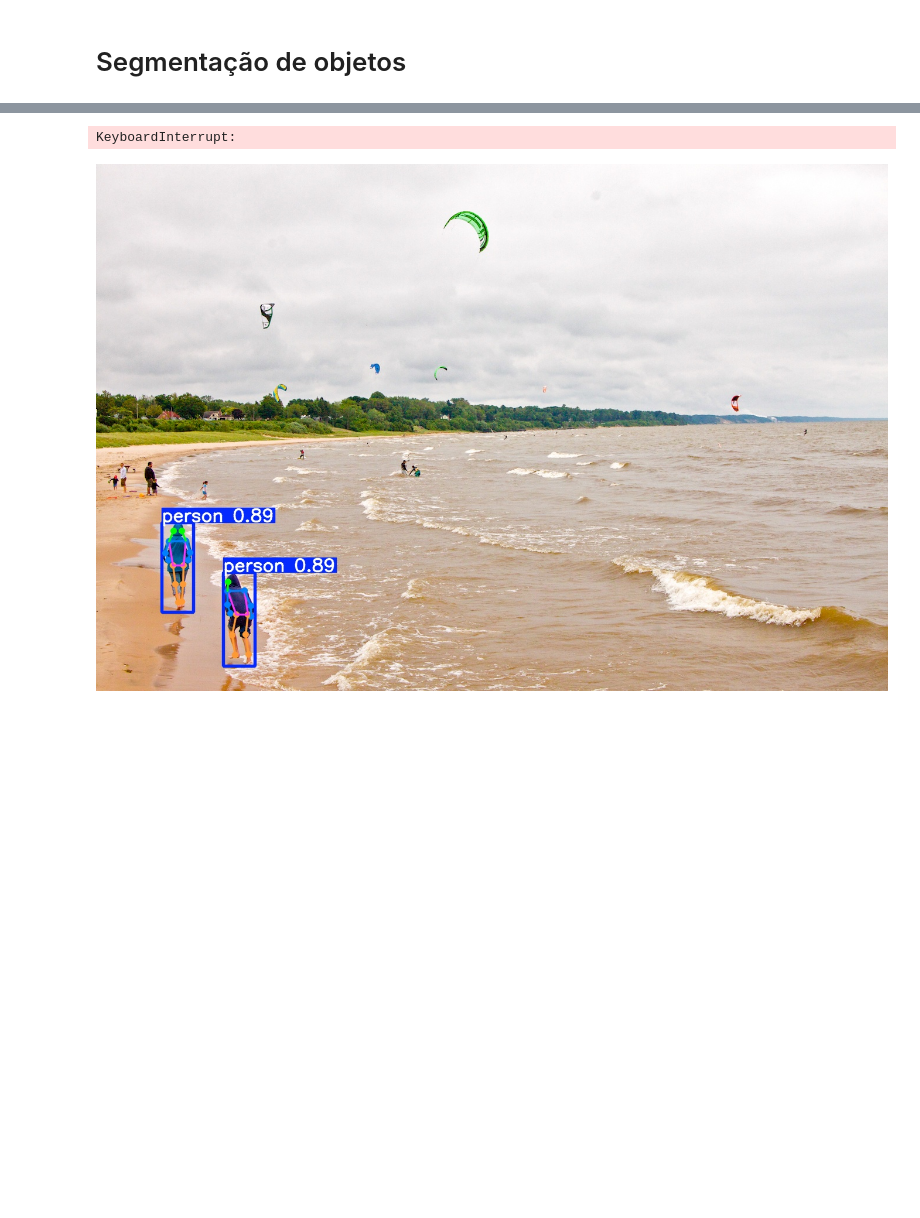
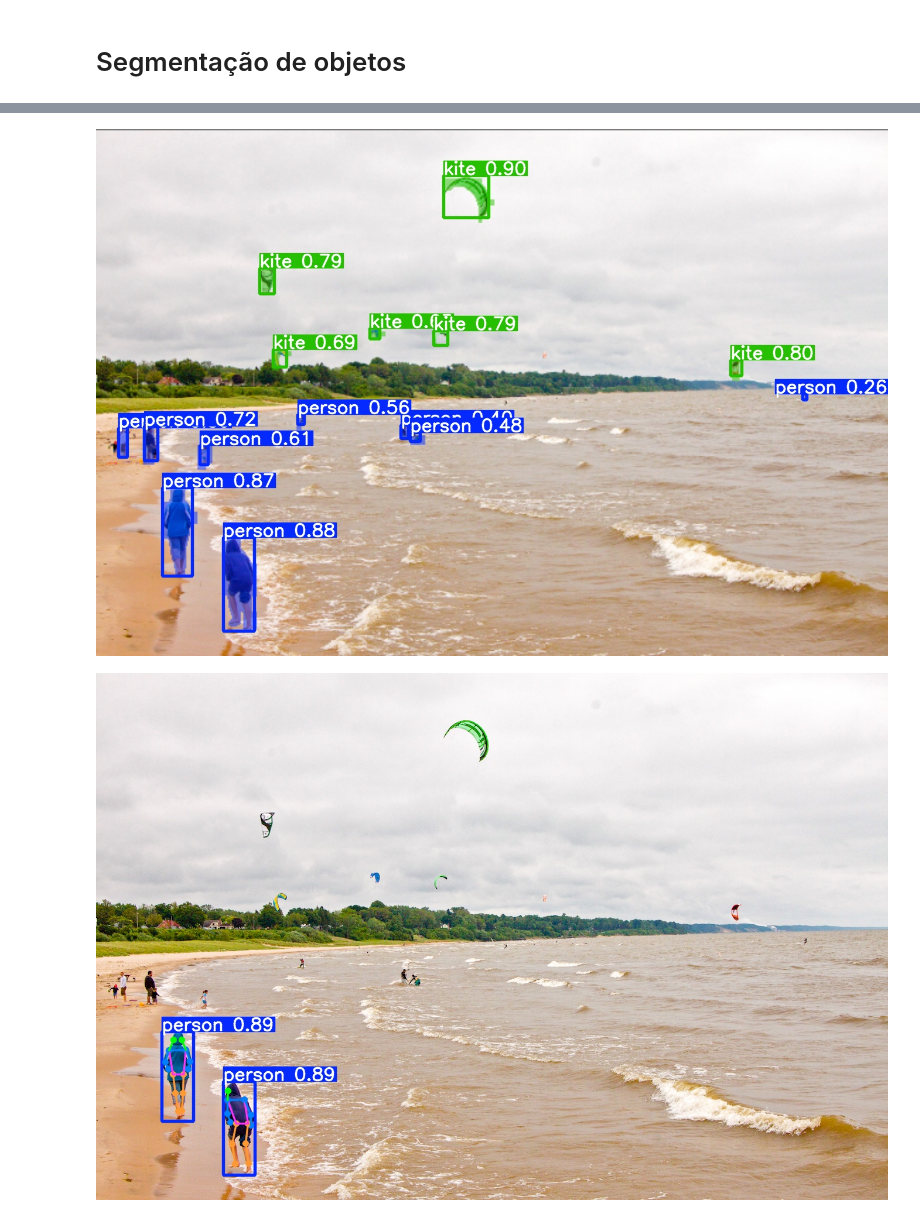
Before and after one commit to LadislauLopes/Apresentacao_de_Ia, a Jupyter notebook: main.ipynb, the cells around one changed output, grey strips where cells are left out. Cells and saved outputs as stored; diff of their text form; code cells hidden in the pictures; blank space fills up the shorter version.

```diff
--- a/main.ipynb
+++ b/main.ipynb
@@ -122,12 +120,12 @@ from ultralytics import YOLO
 
 Model = YOLO("yolov8x.pt")
 
-results = Model('kite.jpg')
+results = Model(r'assets\kite.jpg')
 for result in results:
   boxes = result.boxes
-  result.save(filename='kite_det.jpg')
+  result.save(filename=r'assets\kite_det.jpg')
   clear_output()
-Image(filename='kite_det.jpg',width=900)
+Image(filename=r'assets\kite_det.jpg',width=900)
 # %% [output]
 [figure]
 # %% [markdown]
@@ -230,10 +228,10 @@ Image(filename='kite_det.jpg',width=900)
 
 Model = YOLO("yolov8x-seg.pt")
 
-results = Model('kite.jpg')
+results = Model(r'assets\kite.jpg')
 for result in results:
   boxes = result.boxes
-  result.save(filename='kite_seg.jpg')
+  result.save(filename=r'assets\kite_seg.jpg')
   clear_output()
-Image(filename='kite_seg.jpg',width=900)
+Image(filename=r'assets\kite_seg.jpg',width=900)
 # %% [output]
@@ -241,4 +238,4 @@ Downloading https://github.com/ultralytics/assets/releases/download/v8.3.0/yolov
-KeyboardInterrupt:
+[figure, added]
 # %%
 
 Model = YOLO("yolov8x-pose.pt")
```
Also changed, not shown: parts of 18 cells of this notebook, 22 other files.
